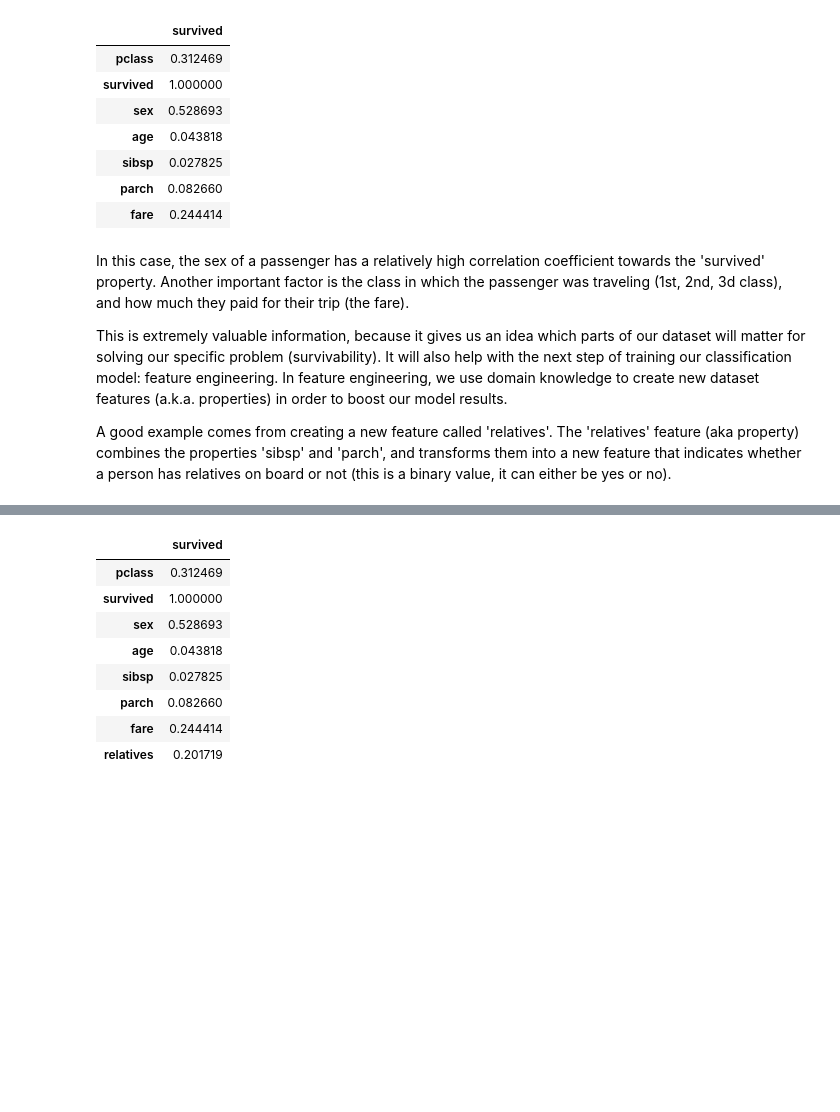
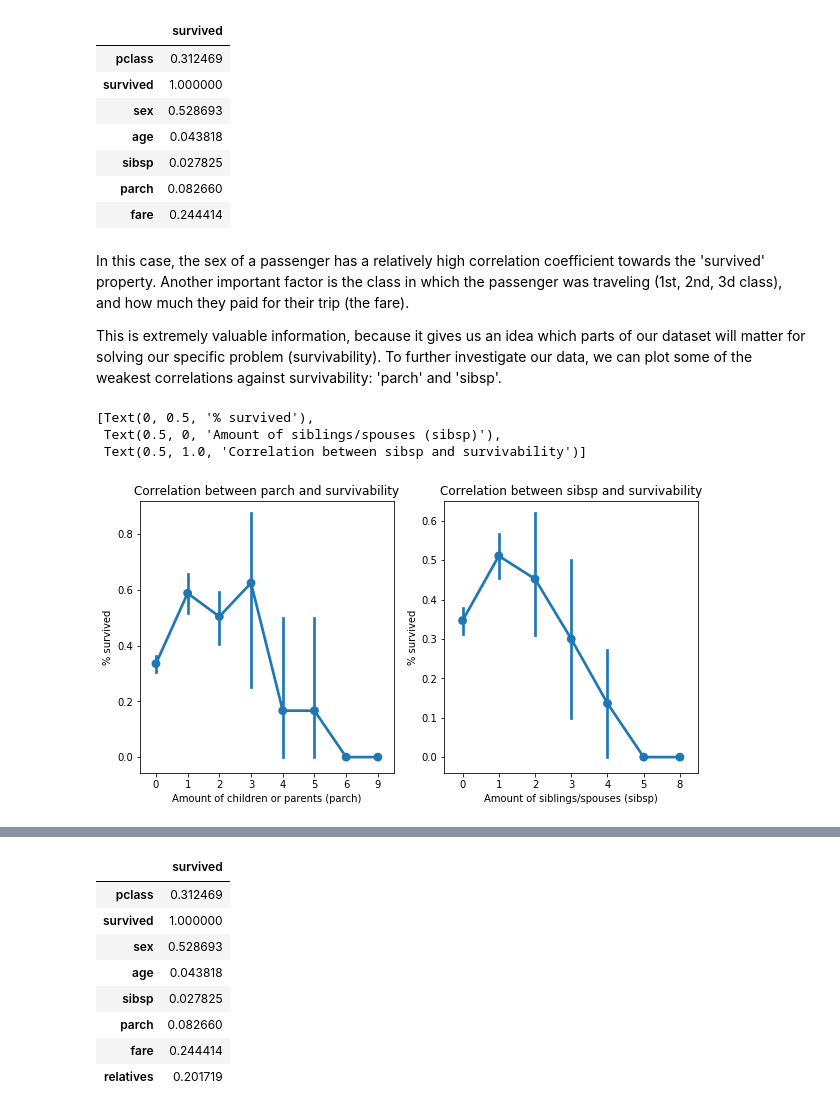
Before and after one commit to FransHuntink/PythonDataScience, a Jupyter notebook: DemoData/IrisTitanic/mynotebook.ipynb, the cells around one changed output, grey strips where cells are left out. Cells and saved outputs as stored; diff of their text form; code cells hidden in the pictures; blank space fills up the shorter version.

```diff
--- a/DemoData/IrisTitanic/mynotebook.ipynb
+++ b/DemoData/IrisTitanic/mynotebook.ipynb
@@ -147,6 +147,4 @@ data.corr().abs()[["survived"]]
 # %% [markdown]
 In this case, the sex of a passenger has a relatively high correlation coefficient towards the 'survived' property. Another important factor is the class in which the passenger was traveling (1st, 2nd, 3d class), and how much they paid for their trip (the fare).
 
-This is extremely valuable information, because it gives us an idea which parts of our dataset will matter for solving our specific problem (survivability). It will also help with the next step of training our classification model: feature engineering. In feature engineering, we use domain knowledge to create new dataset features (a.k.a. properties) in order to boost our model results.
-
-A good example comes from creating a new feature called 'relatives'. The 'relatives' feature (aka property) combines the properties 'sibsp' and 'parch', and transforms them into a new feature that indicates whether a person has relatives on board or not (this is a binary value, it can either be yes or no).
+This is extremely valuable information, because it gives us an idea which parts of our dataset will matter for solving our specific problem (survivability). To further investigate our data, we can plot some of the weakest correlations against survivability: 'parch' and 'sibsp'.
@@ -154,0 +151,15 @@ data['relatives'] = data.apply (lambda row: int((row['sibsp'] + row['parch']) >
+# %%
+# Pointing out the parch sibsp problem
+fig, ax =plt.subplots(1,2, figsize=(10, 5))
+
+parchPlot = sns.pointplot(x = 'parch', y = 'survived', data=data, ax=ax[0])
+sibspPlot = sns.pointplot(x = 'sibsp', y = 'survived', data=data, ax=ax[1])
+
+parchPlot.set(xlabel='Amount of children or parents (parch)', ylabel = '% survived' , title='Correlation between parch and survivability')
+
+sibspPlot.set(xlabel='Amount of siblings/spouses (sibsp)', ylabel = '% survived', title='Correlation between sibsp and survivability')
+# %% [output]
+[Text(0, 0.5, '% survived'),
+ Text(0.5, 0, 'Amount of siblings/spouses (sibsp)'),
+ Text(0.5, 1.0, 'Correlation between sibsp and survivability')]
+[figure, added]
```
Also changed, not shown: parts of 15 cells of this notebook.
